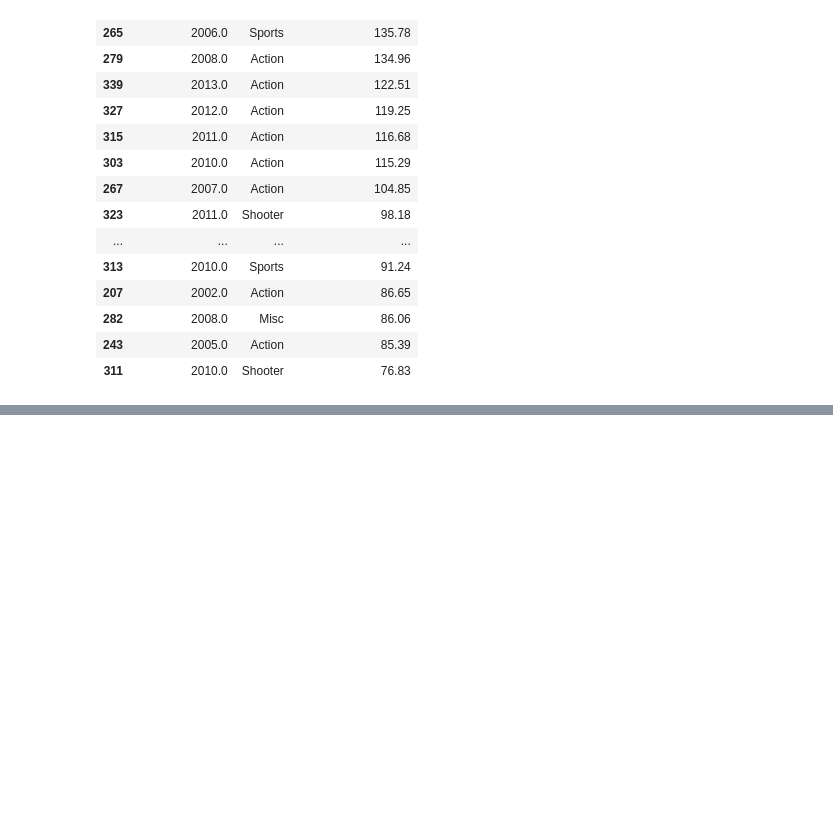
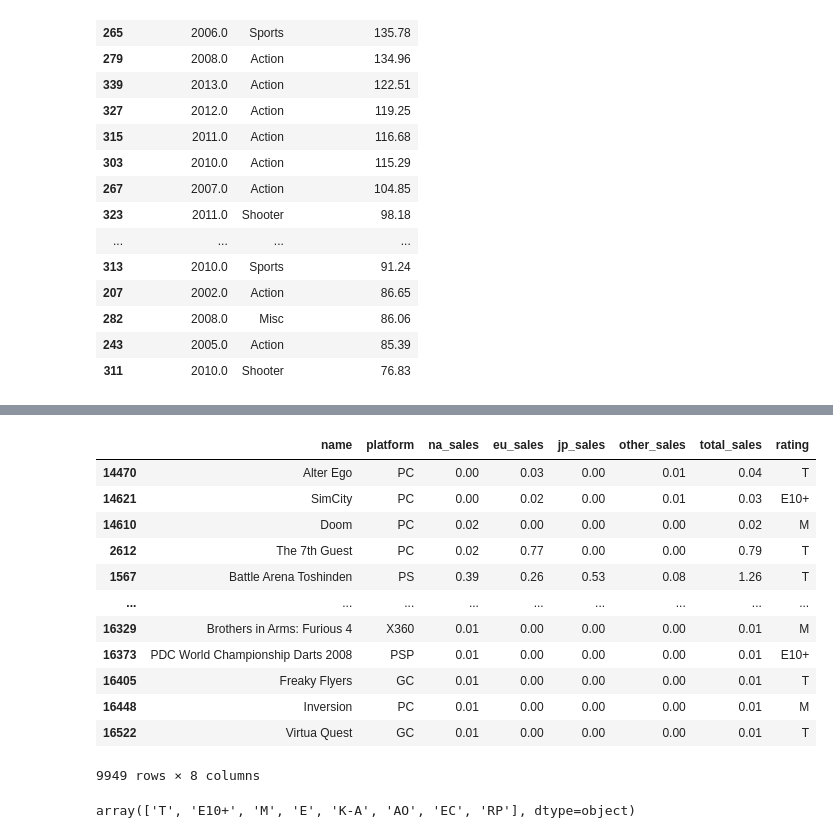
Before and after one commit to oliver-worth/GameStore-Ice-, a Jupyter notebook: IceEda-1.ipynb, the cells around one changed output, grey strips where cells are left out. Drawn from its saved outputs; the diff is of its cells as text; code cells hidden in the pictures; blank space fills up the shorter version.

```diff
--- a/IceEda-1.ipynb
+++ b/IceEda-1.ipynb
@@ -632,0 +806,23 @@ By looking at the DataFrame we can actually see that some years many other Genre
+# %%
+ratings_df = ratings_df.dropna(subset=['rating'])
+# I am going to drop all of the NaN values because we want to see if theres a correlation between the rating and sales in an individual country and to filter it out I want to look at only rows that have values for rating
+# There is also plenty of data to work with and determine if theres a correlation even though the sales will be different
+ratings_df
+# %% [output]
+|  | name | platform | na_sales | eu_sales | jp_sales | other_sales | total_sales | rating |
+| 14470 | Alter Ego | PC | 0.00 | 0.03 | 0.00 | 0.01 | 0.04 | T |
+| 14621 | SimCity | PC | 0.00 | 0.02 | 0.00 | 0.01 | 0.03 | E10+ |
+| 14610 | Doom | PC | 0.02 | 0.00 | 0.00 | 0.00 | 0.02 | M |
+| 2612 | The 7th Guest | PC | 0.02 | 0.77 | 0.00 | 0.00 | 0.79 | T |
+| 1567 | Battle Arena Toshinden | PS | 0.39 | 0.26 | 0.53 | 0.08 | 1.26 | T |
+| ... | ... | ... | ... | ... | ... | ... | ... | ... |
+| 16329 | Brothers in Arms: Furious 4 | X360 | 0.01 | 0.00 | 0.00 | 0.00 | 0.01 | M |
+| 16373 | PDC World Championship Darts 2008 | PSP | 0.01 | 0.00 | 0.00 | 0.00 | 0.01 | E10+ |
+| 16405 | Freaky Flyers | GC | 0.01 | 0.00 | 0.00 | 0.00 | 0.01 | T |
+| 16448 | Inversion | PC | 0.01 | 0.00 | 0.00 | 0.00 | 0.01 | M |
+| 16522 | Virtua Quest | GC | 0.01 | 0.00 | 0.00 | 0.00 | 0.01 | T |
+9949 rows × 8 columns
+# %%
+ratings_df['rating'].unique()
+# %% [output]
+array(['T', 'E10+', 'M', 'E', 'K-A', 'AO', 'EC', 'RP'], dtype=object)
```
Also changed, not shown: parts of 18 cells of this notebook.
